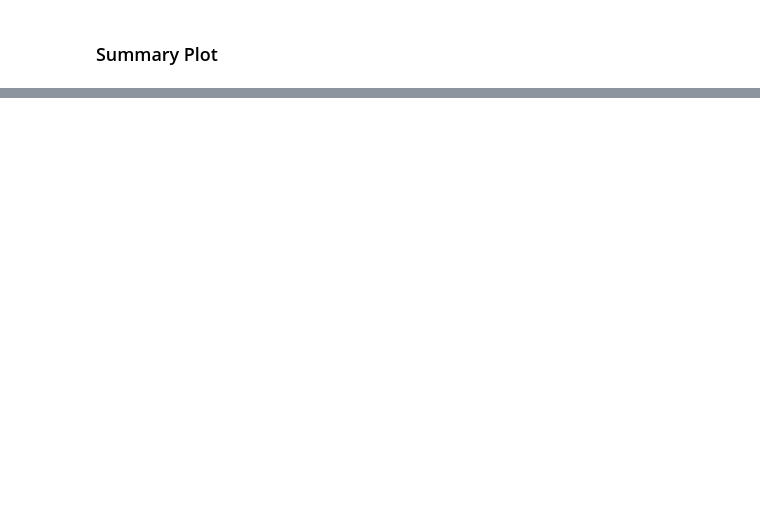
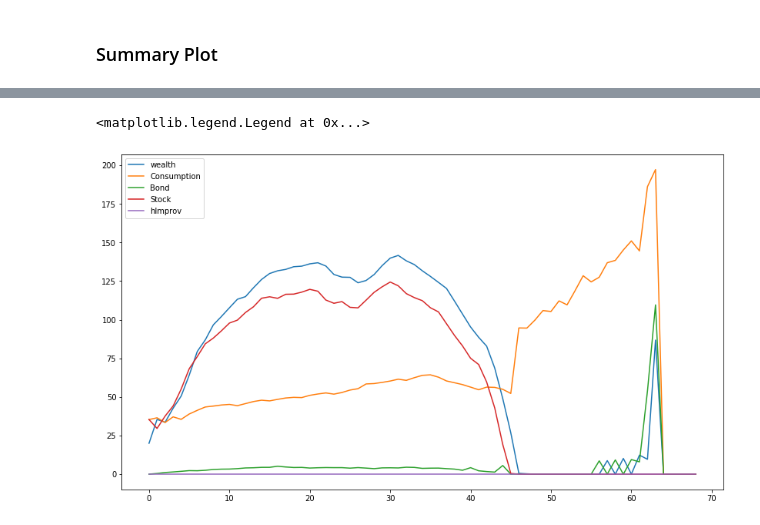
Before and after one commit to dongxulee/lifeCycle, a Jupyter notebook: 20200812/simulation.ipynb, the cells around one changed output, grey strips where cells are left out. Drawn from its saved outputs; the diff is of its cells as text; code cells hidden in the pictures; blank space fills up the shorter version.

Commit message:
summary plot, looks good

```diff
--- a/20200812/simulation.ipynb
+++ b/20200812/simulation.ipynb
@@ -292,7 +297,7 @@ np.save("life", life)
 wealth = np.load("wealth.npy")
 rFund = np.load("rFund.npy")
 Mortgage = np.load("Mortgage.npy")
-hImprov = np.load("hImprov.npy")
+hImprove = np.load("hImprov.npy")
 employment = np.load("employment.npy")
 sState = np.load("sState.npy")
 salary = np.load("salary.npy")
@@ -356,10 +414,13 @@ plt.plot(quantileForPeopleWholive(hPer))
 # %%
 # plot the 0.25, 0.5, 0.75 quantiles of wealth
 plt.figure(figsize = [14,8])
 plt.plot(meanForPeopleWholive(wealth), label = "wealth")
-plt.plot(meanForPeopleWholive(rFund), label = "rFund")
+# plt.plot(meanForPeopleWholive(rFund), label = "rFund")
 plt.plot(meanForPeopleWholive(consumption), label = "Consumption")
 plt.plot(meanForPeopleWholive(bond), label = "Bond")
 plt.plot(meanForPeopleWholive(stock), label = "Stock")
 plt.plot(meanForPeopleWholive(hImprov), label = "hImprov")
 plt.legend()
+# %% [output]
+<matplotlib.legend.Legend at 0x...>
+[figure, added]
```
Also changed, not shown: parts of 14 cells of this notebook.
